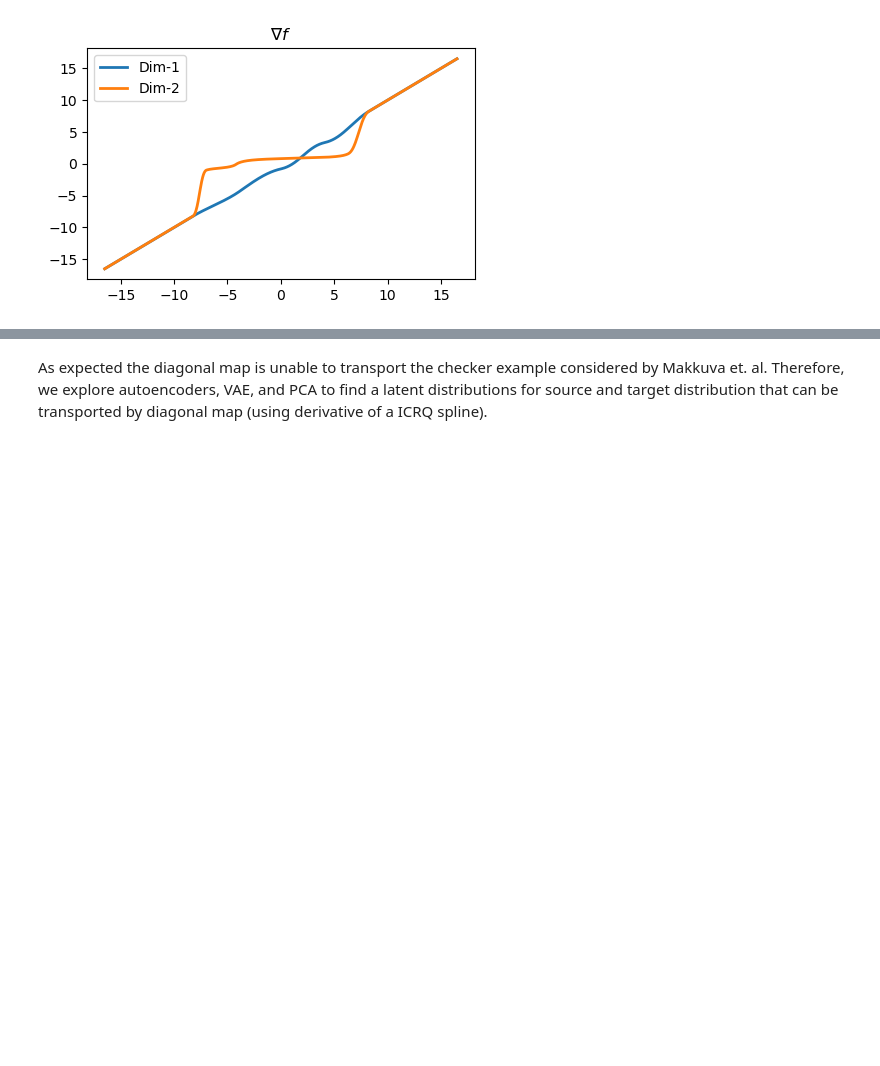
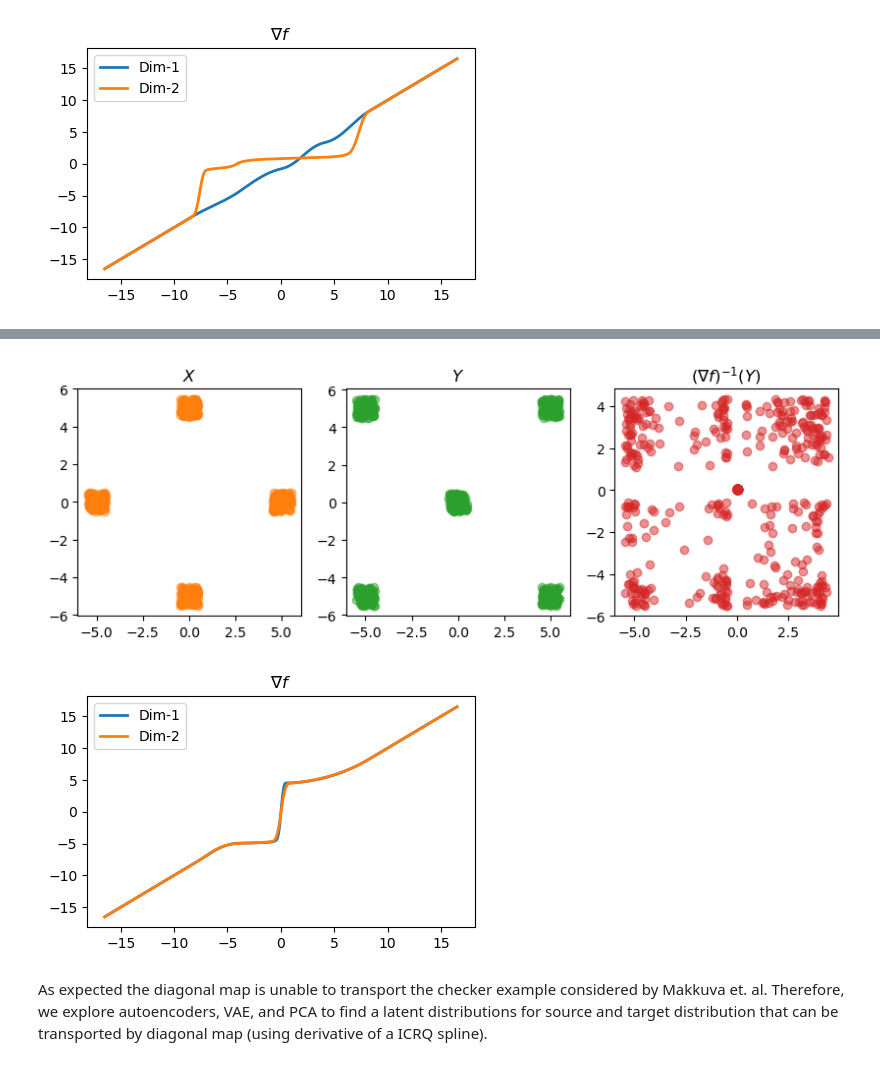
Before and after one commit to medhaaga/OT_flow, a Jupyter notebook: potential_flows/flow/non_diagonal_maps.ipynb, the cells around one changed output, grey strips where cells are left out. Cells and saved outputs as stored; diff of their text form; code cells hidden in the pictures; blank space fills up the shorter version.

```diff
--- a/potential_flows/flow/non_diagonal_maps.ipynb
+++ b/potential_flows/flow/non_diagonal_maps.ipynb
@@ -82,3 +82,10 @@ plt.show()
+# %%
+OT_Trainer.args.show_the_plot = True
+OT_Trainer.save_figure()
+OT_Trainer.args.show_the_plot = False
+# %% [output]
+[figure, added]
+[figure, added]
 # %% [markdown]
 As expected the diagonal map is unable to transport the checker example considered by Makkuva et. al. Therefore, we explore autoencoders, VAE, and PCA to find a latent distributions for source and target distribution that can be transported by diagonal map (using derivative of a ICRQ spline).
 # %% [markdown]
```
Also changed, not shown: parts of 23 cells of this notebook, 7 other files.
